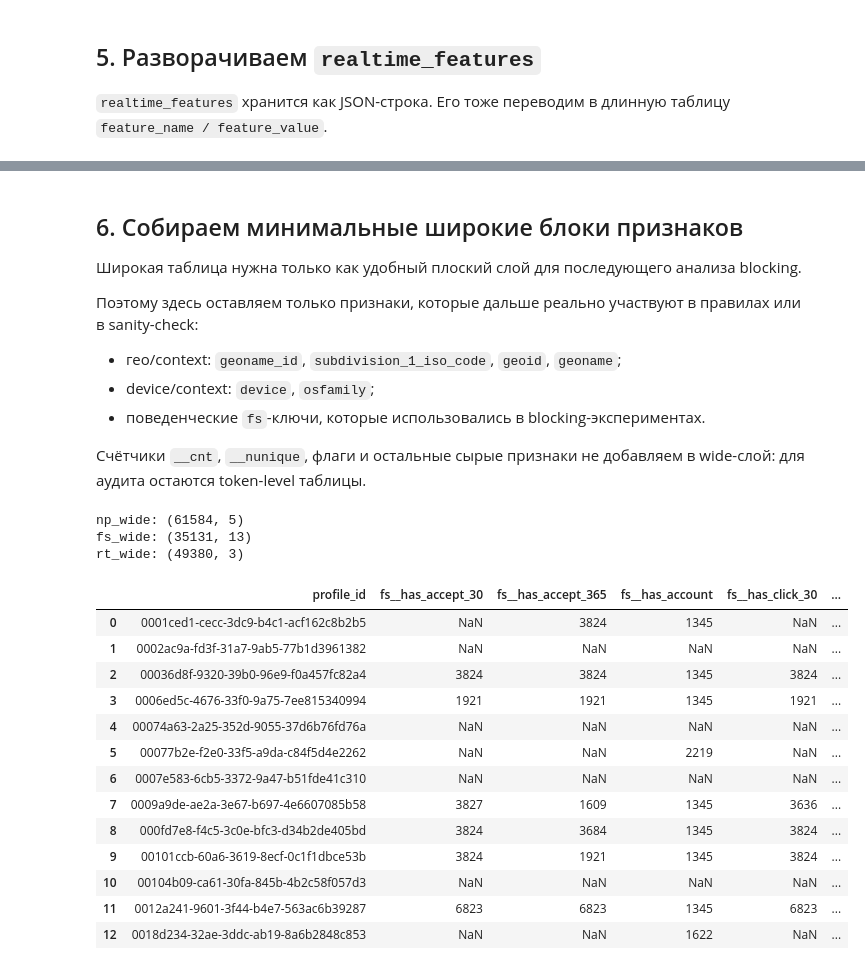
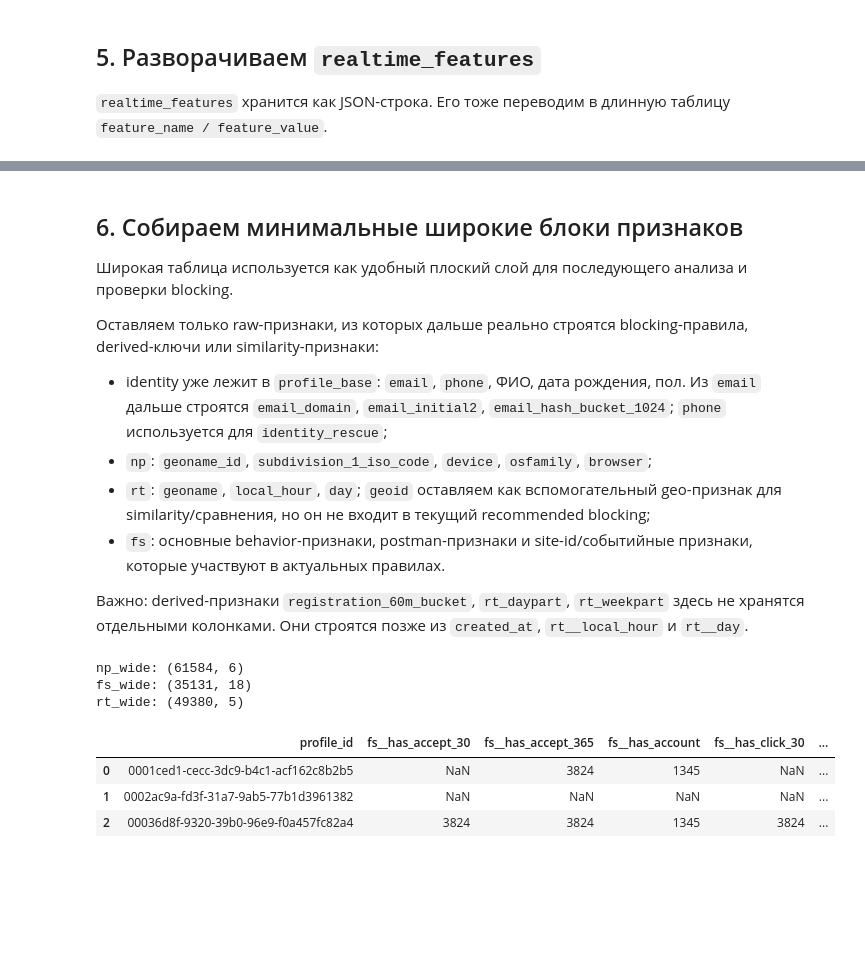
Before and after one commit to JeffRaiAlt/workshop_task2, a Jupyter notebook: notebooks/02_01_prepare_flat_profile_table_for_blocking_analysis.ipynb, the cells around one changed output, grey strips where cells are left out. Saved outputs shown, nothing was run; the diff lists cells and outputs as text; code cells hidden in the pictures; blank space fills up the shorter version.

```diff
--- a/notebooks/02_01_prepare_flat_profile_table_for_blocking_analysis.ipynb
+++ b/notebooks/02_01_prepare_flat_profile_table_for_blocking_analysis.ipynb
@@ -24,7 +20,7 @@ import pandas as pd
 
 pd.set_option('display.max_columns', 120)
 pd.set_option('display.width', 180)
-DATA_PATH = Path("../data/raw")
+DATA_PATH = Path("../data/")
 
 INPUT_PATH =  DATA_PATH / "split_label_train_V3.snappy.parquet"
 OUTPUT_DIR = DATA_PATH / "prepared_entity_resolution_v2"
@@ -205,11 +138,11 @@ display(profile_base.head(3))
 # %%
 def explode_array(raw: pd.DataFrame, col: str, source: str) -> pd.DataFrame:
     x = raw[['raw_row_id', 'profile_id', 'entity_id', 'created_at', col]].explode(col, ignore_index=True)
-    x = x.dropna(subset=[col]).rename(columns={col: 'token'})
-    x['token'] = x['token'].astype('string').str.strip()
-    x = x[x['token'].notna() & x['token'].ne('')]
+    x = x.dropna(subset=[col]).rename(columns={col: 'raw_feature'})
+    x['raw_feature'] = x['raw_feature'].astype('string').str.strip()
+    x = x[x['raw_feature'].notna() & x['raw_feature'].ne('')]
 
-    parts = x['token'].str.split(':', n=1, expand=True)
+    parts = x['raw_feature'].str.split(':', n=1, expand=True)
     x['source'] = source
     x['feature_name'] = parts[0].astype('string').str.strip()
     x['feature_value'] = parts[1].astype('string').str.strip() if parts.shape[1] > 1 else pd.NA
@@ -217,7 +150,7 @@ def explode_array(raw: pd.DataFrame, col: str, source: str) -> pd.DataFrame:
 
     return x[[
         'raw_row_id', 'profile_id', 'entity_id', 'created_at',
-        'source', 'feature_name', 'feature_value', 'token'
+        'source', 'feature_name', 'feature_value'
     ]]
 
 
@@ -285,25 +218,41 @@ realtime long: (450144, 7)
 # %% [markdown]
 ## 6. Собираем минимальные широкие блоки признаков
 
-Широкая таблица нужна только как удобный плоский слой для последующего анализа blocking.
+Широкая таблица используется как удобный плоский слой для последующего анализа и проверки blocking.
 
-Поэтому здесь оставляем только признаки, которые дальше реально участвуют в правилах или в sanity-check:
+Оставляем только raw-признаки, из которых дальше реально строятся blocking-правила, derived-ключи или similarity-признаки:
 
-- гео/context: `geoname_id`, `subdivision_1_iso_code`, `geoid`, `geoname`;
-- device/context: `device`, `osfamily`;
-- поведенческие `fs`-ключи, которые использовались в blocking-экспериментах.
+- identity уже лежит в `profile_base`: `email`, `phone`, ФИО, дата рождения, пол. Из `email` дальше строятся `email_domain`, `email_initial2`, `email_hash_bucket_1024`; `phone` используется для `identity_rescue`;
+- `np`: `geoname_id`, `subdivision_1_iso_code`, `device`, `osfamily`, `browser`;
+- `rt`: `geoname`, `local_hour`, `day`; `geoid` оставляем как вспомогательный geo-признак для similarity/сравнения, но он не входит в текущий recommended blocking;
+- `fs`: основные behavior-признаки, postman-признаки и site-id/событийные признаки, которые участвуют в актуальных правилах.
 
-Счётчики `__cnt`, `__nunique`, флаги и остальные сырые признаки не добавляем в wide-слой: для аудита остаются token-level таблицы.
+Важно: derived-признаки `registration_60m_bucket`, `rt_daypart`, `rt_weekpart` здесь не хранятся отдельными колонками. Они строятся позже из `created_at`, `rt__local_hour` и `rt__day`.
 # %%
 WIDE_FEATURES = {
-    'np': ['device', 'geoname_id', 'osfamily', 'subdivision_1_iso_code'],
-    'rt': ['geoid', 'geoname'],
+    'np': [
+        'browser',
+        'device',
+        'geoname_id',
+        'osfamily',
+        'subdivision_1_iso_code',
+    ],
+    'rt': [
+        'day',
+        'geoid',
+        'geoname',
+        'local_hour',
+    ],
     'fs': [
         'source_site_365', 'source_site_30',
         'visited_30', 'visited_365',
-        'has_account', 'has_click_365', 'has_click_30',
+        'has_account',
+        'has_click_365', 'has_click_30',
         'has_accept_365', 'has_accept_30',
-        'has_order_365', 'has_order_30', 'has_view_90',
+        'has_order_365', 'has_order_30',
+        'postman_action_90', 'postman_action_30',
+        'postman_campaign_90', 'postman_campaign_30',
+        'postman_response_90', 'postman_response_30',
     ],
 }
 
@@ -370,26 +319,16 @@ print('np_wide:', np_wide.shape)
 print('fs_wide:', fs_wide.shape)
 print('rt_wide:', rt_wide.shape)
 # %% [output]
-np_wide: (61584, 5)
-fs_wide: (35131, 13)
-rt_wide: (49380, 3)
+np_wide: (61584, 6)
+fs_wide: (35131, 18)
+rt_wide: (49380, 5)
 # %%
-fs_wide.head(13)
+fs_wide.head(3)
 # %% [output]
 |  | profile_id | fs__has_accept_30 | fs__has_accept_365 | fs__has_account | fs__has_click_30 | ... |
 | 0 | 0001ced1-cecc-3dc9-b4c1-acf162c8b2b5 | NaN | 3824 | 1345 | NaN | ... |
 | 1 | 0002ac9a-fd3f-31a7-9ab5-77b1d3961382 | NaN | NaN | NaN | NaN | ... |
 | 2 | 00036d8f-9320-39b0-96e9-f0a457fc82a4 | 3824 | 3824 | 1345 | 3824 | ... |
-| 3 | 0006ed5c-4676-33f0-9a75-7ee815340994 | 1921 | 1921 | 1345 | 1921 | ... |
-| 4 | 00074a63-2a25-352d-9055-37d6b76fd76a | NaN | NaN | NaN | NaN | ... |
-| 5 | 00077b2e-f2e0-33f5-a9da-c84f5d4e2262 | NaN | NaN | 2219 | NaN | ... |
-| 6 | 0007e583-6cb5-3372-9a47-b51fde41c310 | NaN | NaN | NaN | NaN | ... |
-| 7 | 0009a9de-ae2a-3e67-b697-4e6607085b58 | 3827 | 1609 | 1345 | 3636 | ... |
-| 8 | 000fd7e8-f4c5-3c0e-bfc3-d34b2de405bd | 3824 | 3684 | 1345 | 3824 | ... |
-| 9 | 00101ccb-60a6-3619-8ecf-0c1f1dbce53b | 3824 | 1921 | 1345 | 3824 | ... |
-| 10 | 00104b09-ca61-30fa-845b-4b2c58f057d3 | NaN | NaN | NaN | NaN | ... |
-| 11 | 0012a241-9601-3f44-b4e7-563ac6b39287 | 6823 | 6823 | 1345 | 6823 | ... |
-| 12 | 0018d234-32ae-3ddc-ab19-8a6b2848c853 | NaN | NaN | 1622 | NaN | ... |
 # %% [markdown]
 ## 7. Финальная таблица `profile_flat_for_analysis`
 
```
Also changed, not shown: parts of 19 cells of this notebook, 5 other files.
